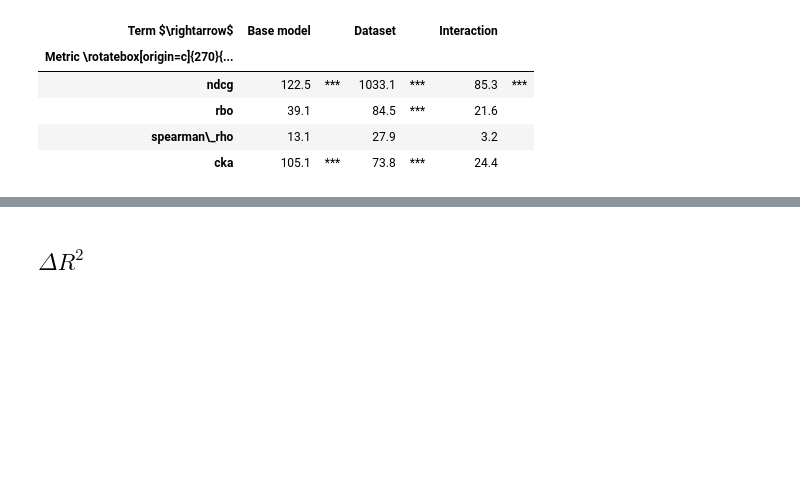
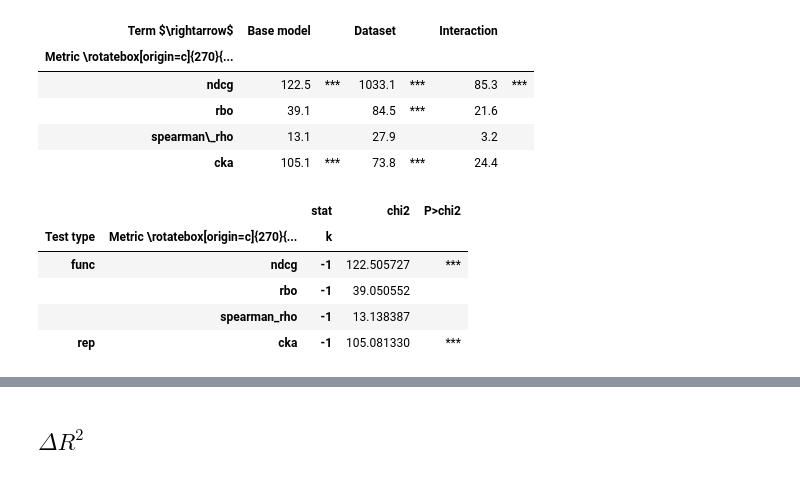
Before and after one commit to loris3/eemc, a Jupyter notebook: experiment_1.ipynb, the cells around one changed output, grey strips where cells are left out. Saved outputs shown, nothing was run; the diff lists cells and outputs as text; code cells hidden in the pictures; blank space fills up the shorter version.

```diff
--- a/experiment_1.ipynb
+++ b/experiment_1.ipynb
@@ -374,3 +369,12 @@ with open("figures/lrt-table.tex", "w", encoding="utf-8") as f:
 | rbo | 39.1 |  | 84.5 | *** | 21.6 |  |
 | spearman\_rho | 13.1 |  | 27.9 |  | 3.2 |  |
 | cka | 105.1 | *** | 73.8 | *** | 24.4 |  |
+# %%
+styled.data["Base model"]
+# %% [output]
+|  |  | stat | chi2 | P>chi2 |
+| Test type | Metric \rotatebox[origin=c]{270}{... | k |  |  |
+| func | ndcg | -1 | 122.505727 | *** |
+|  | rbo | -1 | 39.050552 |  |
+|  | spearman_rho | -1 | 13.138387 |  |
+| rep | cka | -1 | 105.081330 | *** |
```
Also changed, not shown: parts of 7 cells of this notebook, 1 other file.
